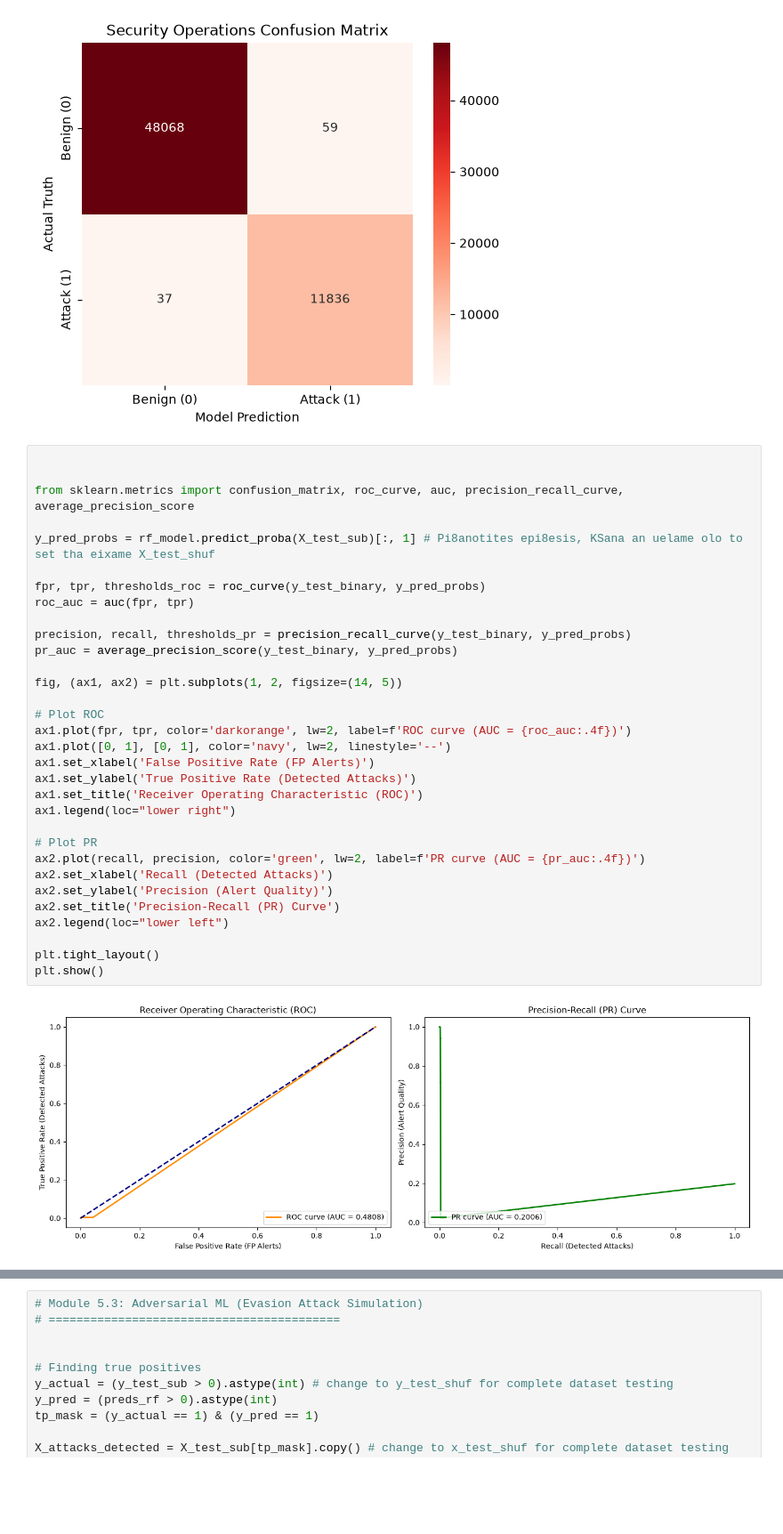
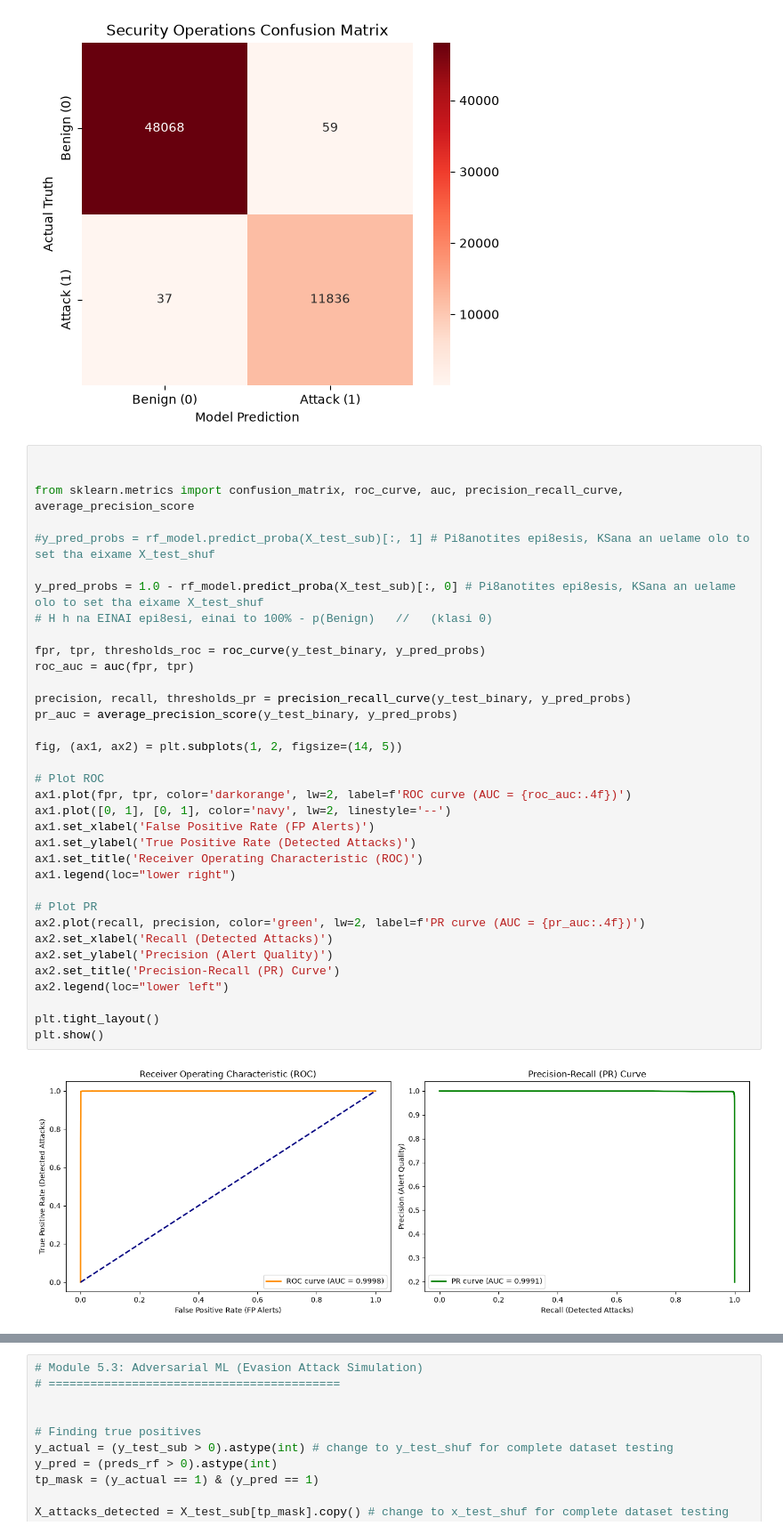
Before and after one commit to Sifous123/Machine-Learning-for-Network-Traffic-Analysis-in-Cybersecurity, a Jupyter notebook: mlMain.ipynb, the cells around one changed output, grey strips where cells are left out. Shown at 89% size. Cells and saved outputs as stored; diff of their text form; blank space fills up the shorter version.

```diff
--- a/mlMain.ipynb
+++ b/mlMain.ipynb
@@ -787,35 +787,38 @@ Percentage of Alerts that are False (Wasted Time): 0.50%
 
 from sklearn.metrics import confusion_matrix, roc_curve, auc, precision_recall_curve, average_precision_score
 
-y_pred_probs = rf_model.predict_proba(X_test_sub)[:, 1] # Pi8anotites epi8esis, KSana an uelame olo to set tha eixame X_test_shuf
+#y_pred_probs = rf_model.predict_proba(X_test_sub)[:, 1] # Pi8anotites epi8esis, KSana an uelame olo to set tha eixame X_test_shuf
+
+y_pred_probs = 1.0 - rf_model.predict_proba(X_test_sub)[:, 0] # Pi8anotites epi8esis, KSana an uelame olo to set tha eixame X_test_shuf
+# Η h na EINAI epi8esi, einai to 100% - p(Benign)   //   (klasi 0)
 
 fpr, tpr, thresholds_roc = roc_curve(y_test_binary, y_pred_probs)
 roc_auc = auc(fpr, tpr)
 
 precision, recall, thresholds_pr = precision_recall_curve(y_test_binary, y_pred_probs)
 pr_auc = average_precision_score(y_test_binary, y_pred_probs)
 
 fig, (ax1, ax2) = plt.subplots(1, 2, figsize=(14, 5))
 
 # Plot ROC
 ax1.plot(fpr, tpr, color='darkorange', lw=2, label=f'ROC curve (AUC = {roc_auc:.4f})')
 ax1.plot([0, 1], [0, 1], color='navy', lw=2, linestyle='--')
 ax1.set_xlabel('False Positive Rate (FP Alerts)')
 ax1.set_ylabel('True Positive Rate (Detected Attacks)')
 ax1.set_title('Receiver Operating Characteristic (ROC)')
 ax1.legend(loc="lower right")
 
 # Plot PR
 ax2.plot(recall, precision, color='green', lw=2, label=f'PR curve (AUC = {pr_auc:.4f})')
 ax2.set_xlabel('Recall (Detected Attacks)')
 ax2.set_ylabel('Precision (Alert Quality)')
 ax2.set_title('Precision-Recall (PR) Curve')
 ax2.legend(loc="lower left")
 
 plt.tight_layout()
 plt.show()
 # %% [output]
-[figure, old version]
+[figure, new version]
 # %%
 # Module 5.2: Explainability, Trust and Model Debugging
 # ==========================================
```
Also changed, not shown: parts of 7 cells of this notebook, 1 other file.
